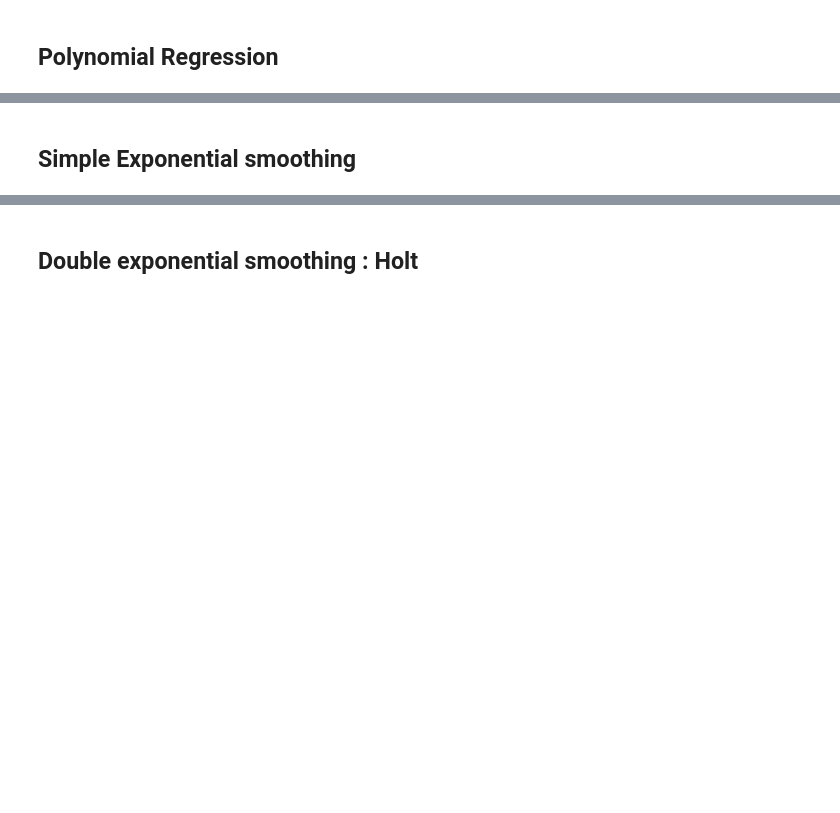
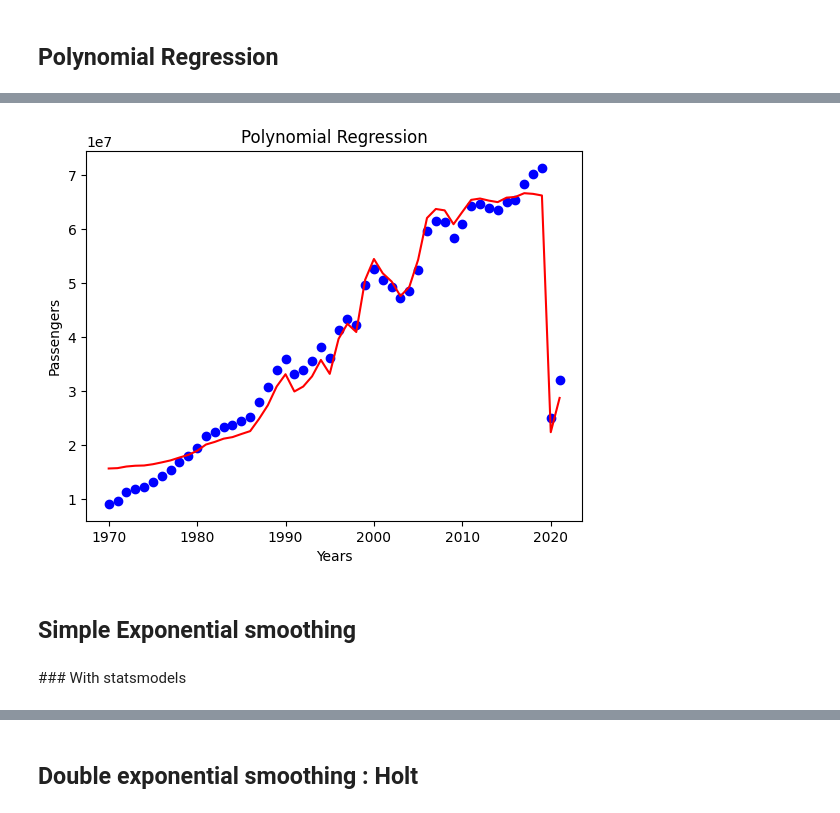
Before and after one commit to CedricCouche/SupplyTools, a Jupyter notebook: Forecasting.ipynb, the cells around one changed output, grey strips where cells are left out. Cells and saved outputs as stored; diff of their text form; code cells hidden in the pictures; blank space fills up the shorter version.

```diff
--- a/Forecasting.ipynb
+++ b/Forecasting.ipynb
@@ -152,2 +262,29 @@ plt.savefig('example_MovingAverage.png');
+# %%
+Entity_fra, Code_fra, Year_fra, Passengers_fra = load_data(filepath='data_input/air-passengers-carried.csv', country='FRA')
+
+x = np.array(Year_fra, dtype='int').reshape(-1, 1)
+y = np.array(Passengers_fra, dtype='int').reshape(-1, 1)
+# %%
+poly = PolynomialFeatures(degree=4)
+
+y_poly = poly.fit_transform(y)
+
+lin = LinearRegression()
+lin.fit(y_poly, y)
+
+# Visualization
+plt.scatter(x, y, color='blue')
+
+plt.plot(x, lin.predict(poly.fit_transform(y)),
+         color='red')
+plt.title('Polynomial Regression')
+plt.xlabel('Years')
+plt.ylabel('Passengers')
+
+plt.show()
+# %% [output]
+[figure, added]
 # %% [markdown]
 ## Simple Exponential smoothing
+# %% [markdown]
+### With statsmodels
```
Also changed, not shown: parts of 30 cells of this notebook.
